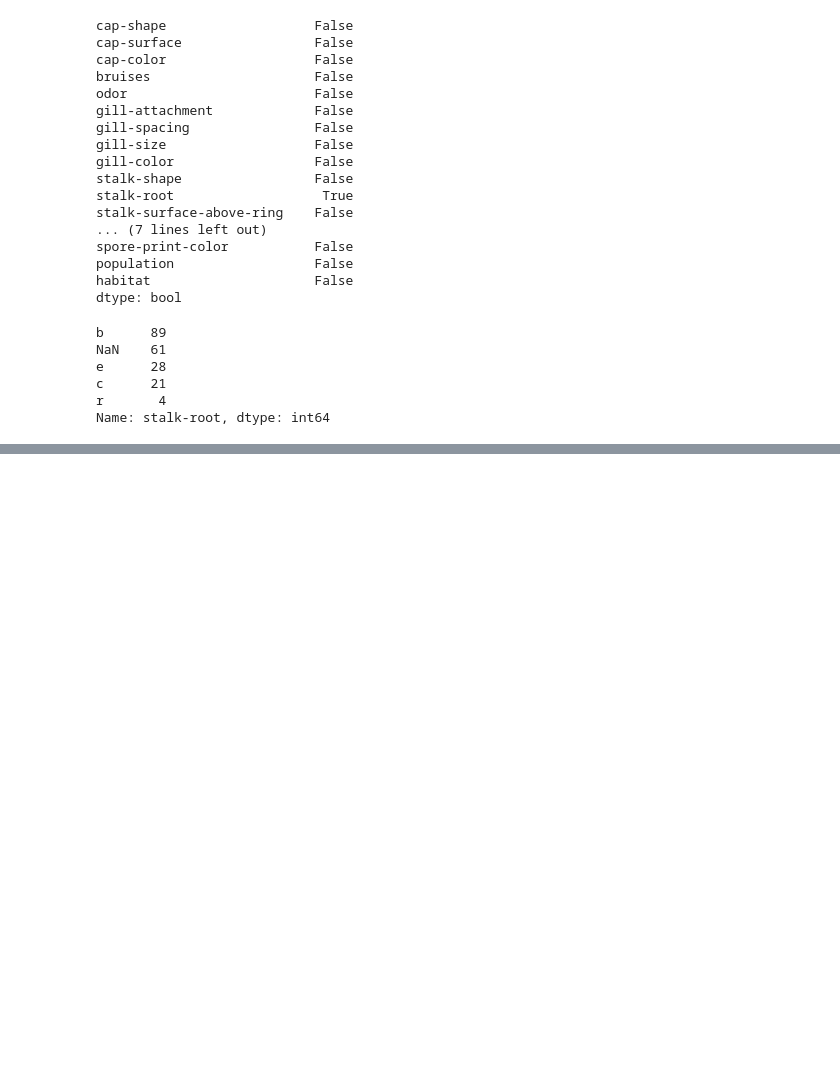
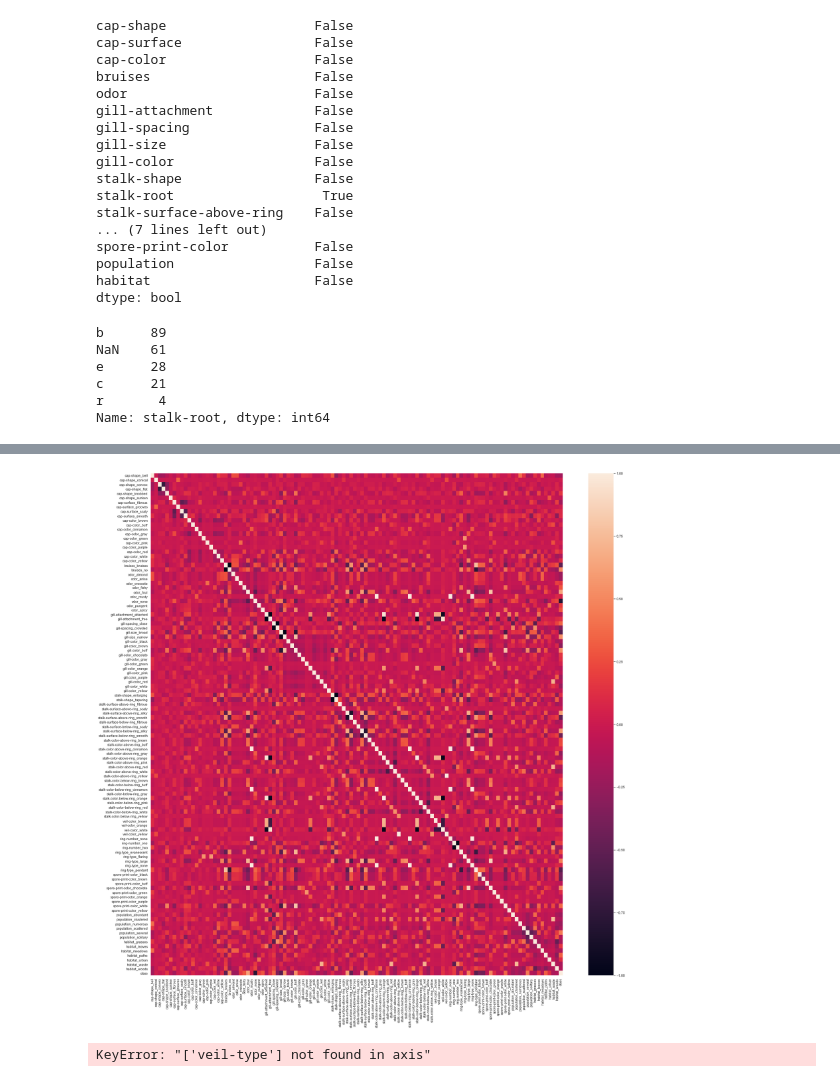
Before and after one commit to csun-data-science-bootcamp-20/Group9, a Jupyter notebook: Mushrooms.ipynb, the cells around one changed output, grey strips where cells are left out. Cells and saved outputs as stored; diff of their text form; code cells hidden in the pictures; blank space fills up the shorter version.

```diff
--- a/Mushrooms.ipynb
+++ b/Mushrooms.ipynb
@@ -350,0 +434,10 @@ datadef_new[:10]
+# %%
+sns.heatmap(data_copy.corr())
+sns.set(rc={'figure.figsize':(30,30)})
+# %% [output]
+[figure, added]
+# %%
+data_submission.drop(columns=['veil-type'],axis=1,inplace=True)
+# remove useless feature "veil-type_partial" from the test dataset
+# %% [output]
+KeyError: "['veil-type'] not found in axis"
```
Also changed, not shown: parts of 23 cells of this notebook, 1 other file.
